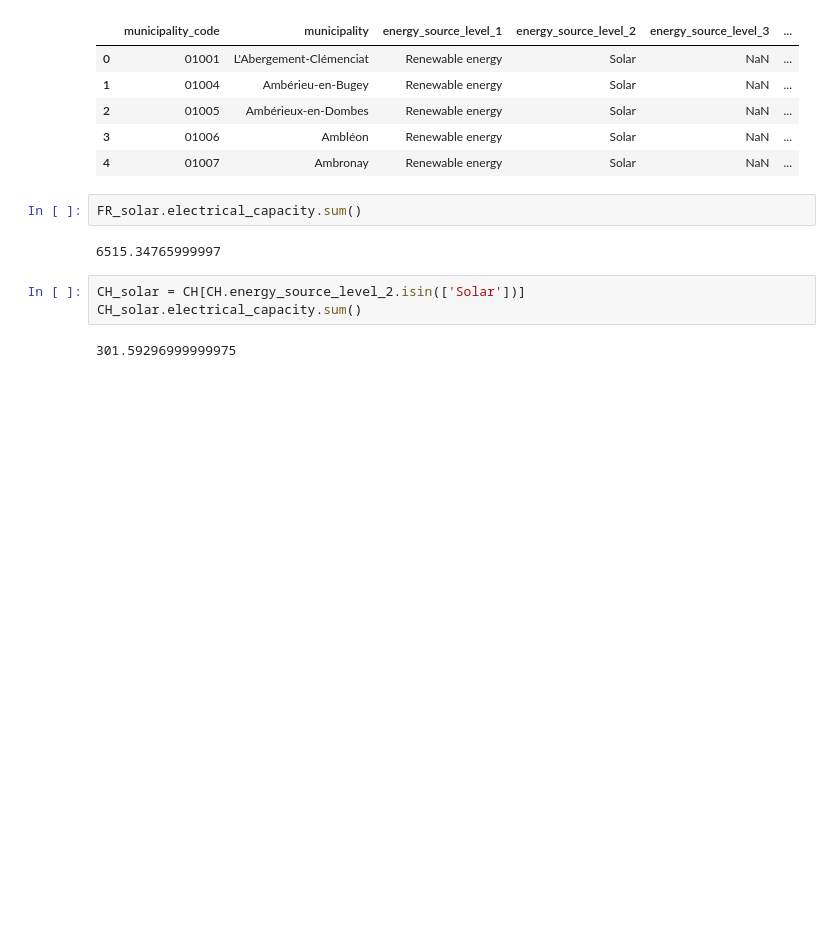
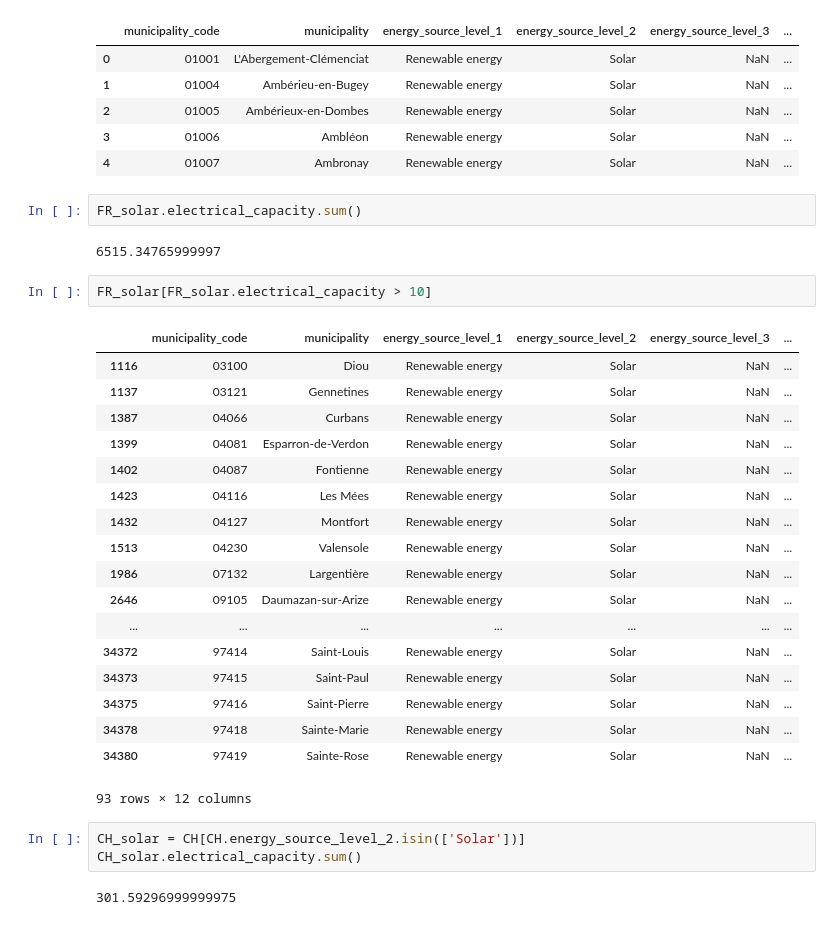
Before and after one commit to sebsa2/ALproject, a Jupyter notebook: installed_capacity_data_exploration.ipynb, the cells around one changed output. Drawn from its saved outputs; the diff is of its cells as text; blank space fills up the shorter version.

Commit message:
Data formatting ans randm generation solar powerplant

```diff
--- a/installed_capacity_data_exploration.ipynb
+++ b/installed_capacity_data_exploration.ipynb
@@ -90,6 +90,27 @@ FR_solar.head()
 FR_solar.electrical_capacity.sum()
 # %% [output]
 6515.34765999997
+# %%
+FR_solar[FR_solar.electrical_capacity > 10]
+# %% [output]
+|  | municipality_code | municipality | energy_source_level_1 | energy_source_level_2 | energy_source_level_3 | ... |
+| 1116 | 03100 | Diou | Renewable energy | Solar | NaN | ... |
+| 1137 | 03121 | Gennetines | Renewable energy | Solar | NaN | ... |
+| 1387 | 04066 | Curbans | Renewable energy | Solar | NaN | ... |
+| 1399 | 04081 | Esparron-de-Verdon | Renewable energy | Solar | NaN | ... |
+| 1402 | 04087 | Fontienne | Renewable energy | Solar | NaN | ... |
+| 1423 | 04116 | Les Mées | Renewable energy | Solar | NaN | ... |
+| 1432 | 04127 | Montfort | Renewable energy | Solar | NaN | ... |
+| 1513 | 04230 | Valensole | Renewable energy | Solar | NaN | ... |
+| 1986 | 07132 | Largentière | Renewable energy | Solar | NaN | ... |
+| 2646 | 09105 | Daumazan-sur-Arize | Renewable energy | Solar | NaN | ... |
+| ... | ... | ... | ... | ... | ... | ... |
+| 34372 | 97414 | Saint-Louis | Renewable energy | Solar | NaN | ... |
+| 34373 | 97415 | Saint-Paul | Renewable energy | Solar | NaN | ... |
+| 34375 | 97416 | Saint-Pierre | Renewable energy | Solar | NaN | ... |
+| 34378 | 97418 | Sainte-Marie | Renewable energy | Solar | NaN | ... |
+| 34380 | 97419 | Sainte-Rose | Renewable energy | Solar | NaN | ... |
+93 rows × 12 columns
 # %%
 CH_solar = CH[CH.energy_source_level_2.isin(['Solar'])]
 CH_solar.electrical_capacity.sum()
```
Also changed, not shown: parts of 2 cells of this notebook, 1 other file.
